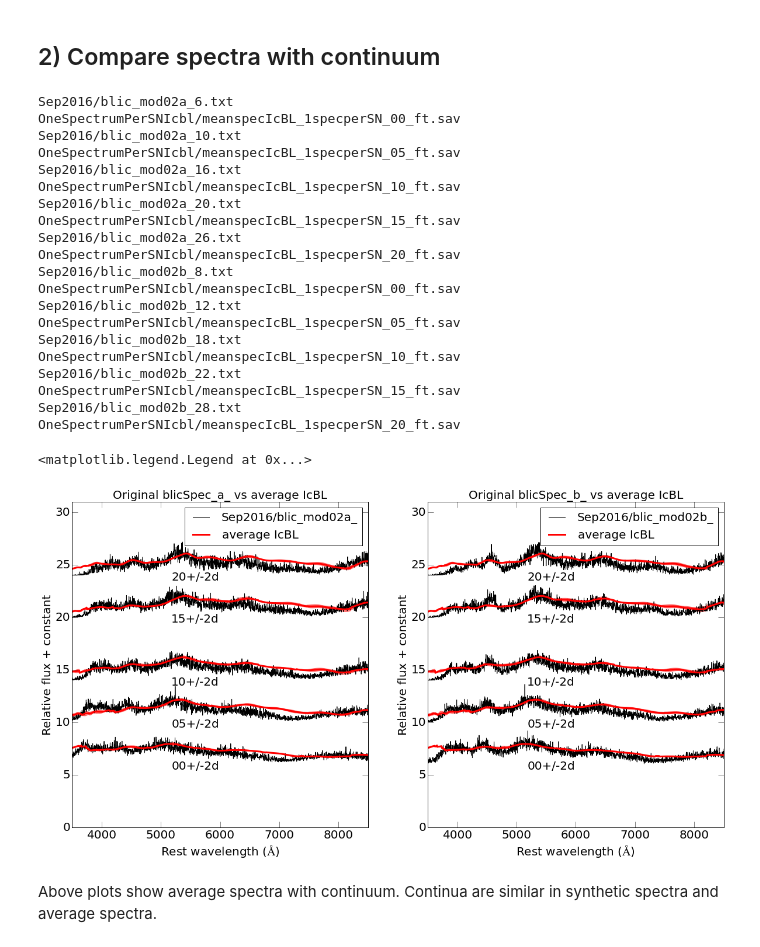
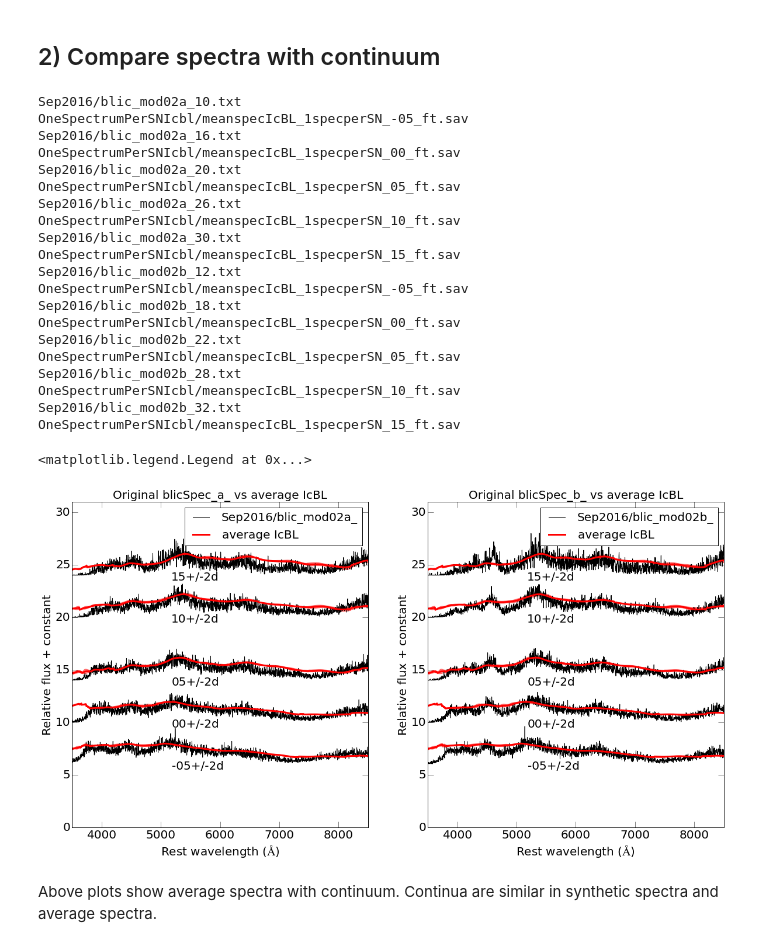
Before and after one commit to yoyo1989/ModelIcbl-Paul-Jenni, a Jupyter notebook: blicSpec_ab_vs_IcBLmean2.ipynb, the cells around one changed output. Saved outputs shown, nothing was run; the diff lists cells and outputs as text; code cells hidden in the pictures.

```diff
--- a/blicSpec_ab_vs_IcBLmean2.ipynb
+++ b/blicSpec_ab_vs_IcBLmean2.ipynb
@@ -111,54 +123,54 @@ def plotmont2(spec, phase, specmean, phasemean, shift):
 plt.figure(figsize=(20,10))
 plt.subplot(121)
 plotmont2('Sep2016/blic_mod02a_',
-         ['6', '10', '16', '20', '26'],
+         ['10', '16', '20', '26', '30'],
          'OneSpectrumPerSNIcbl/meanspecIcBL_1specperSN_',
-         ['00', '05', '10', '15', '20'],
+         ['-05','00', '05', '10', '15'],
          [6, 10, 14, 20, 24, 30])
 pl.xlabel("Rest wavelength ($\AA$)",fontsize=20)
 pl.ylabel("Relative flux + constant",fontsize=20)
 pl.xlim(3500, 8500)
 pl.ylim(0, 31)
 pl.legend(fontsize=20)
 plt.tick_params(labelsize=20)
 pl.title('Original blicSpec_a_ vs average IcBL',fontsize=20)
 
 plt.subplot(122)
 plotmont2('Sep2016/blic_mod02b_',
-         ['8', '12', '18', '22', '28'],
+         ['12', '18', '22', '28', '32'],
          'OneSpectrumPerSNIcbl/meanspecIcBL_1specperSN_',
-         ['00', '05', '10', '15', '20'],
+         ['-05', '00', '05', '10', '15'],
          [6, 10, 14, 20, 24, 30])
 pl.xlabel("Rest wavelength ($\AA$)",fontsize=20)
 pl.ylabel("Relative flux + constant",fontsize=20)
 pl.xlim(3500, 8500)
 pl.ylim(0, 31)
 plt.tick_params(labelsize=20)
 pl.title('Original blicSpec_b_ vs average IcBL',fontsize=20)
 pl.legend(fontsize=20)
 # %% [output]
-Sep2016/blic_mod02a_6.txt
+Sep2016/blic_mod02a_10.txt
+OneSpectrumPerSNIcbl/meanspecIcBL_1specperSN_-05_ft.sav
+Sep2016/blic_mod02a_16.txt
 OneSpectrumPerSNIcbl/meanspecIcBL_1specperSN_00_ft.sav
-Sep2016/blic_mod02a_10.txt
+Sep2016/blic_mod02a_20.txt
 OneSpectrumPerSNIcbl/meanspecIcBL_1specperSN_05_ft.sav
-Sep2016/blic_mod02a_16.txt
+Sep2016/blic_mod02a_26.txt
 OneSpectrumPerSNIcbl/meanspecIcBL_1specperSN_10_ft.sav
-Sep2016/blic_mod02a_20.txt
+Sep2016/blic_mod02a_30.txt
 OneSpectrumPerSNIcbl/meanspecIcBL_1specperSN_15_ft.sav
-Sep2016/blic_mod02a_26.txt
-OneSpectrumPerSNIcbl/meanspecIcBL_1specperSN_20_ft.sav
-Sep2016/blic_mod02b_8.txt
+Sep2016/blic_mod02b_12.txt
+OneSpectrumPerSNIcbl/meanspecIcBL_1specperSN_-05_ft.sav
+Sep2016/blic_mod02b_18.txt
 OneSpectrumPerSNIcbl/meanspecIcBL_1specperSN_00_ft.sav
-Sep2016/blic_mod02b_12.txt
+Sep2016/blic_mod02b_22.txt
 OneSpectrumPerSNIcbl/meanspecIcBL_1specperSN_05_ft.sav
-Sep2016/blic_mod02b_18.txt
+Sep2016/blic_mod02b_28.txt
 OneSpectrumPerSNIcbl/meanspecIcBL_1specperSN_10_ft.sav
-Sep2016/blic_mod02b_22.txt
+Sep2016/blic_mod02b_32.txt
 OneSpectrumPerSNIcbl/meanspecIcBL_1specperSN_15_ft.sav
-Sep2016/blic_mod02b_28.txt
-OneSpectrumPerSNIcbl/meanspecIcBL_1specperSN_20_ft.sav
 <matplotlib.legend.Legend at 0x...>
-[figure, old version]
+[figure, new version]
 # %% [markdown]
 Above plots show average spectra with continuum. Continua are similar in synthetic spectra and average spectra.
 # %% [markdown]
```
Also changed, not shown: parts of 27 cells of this notebook.
